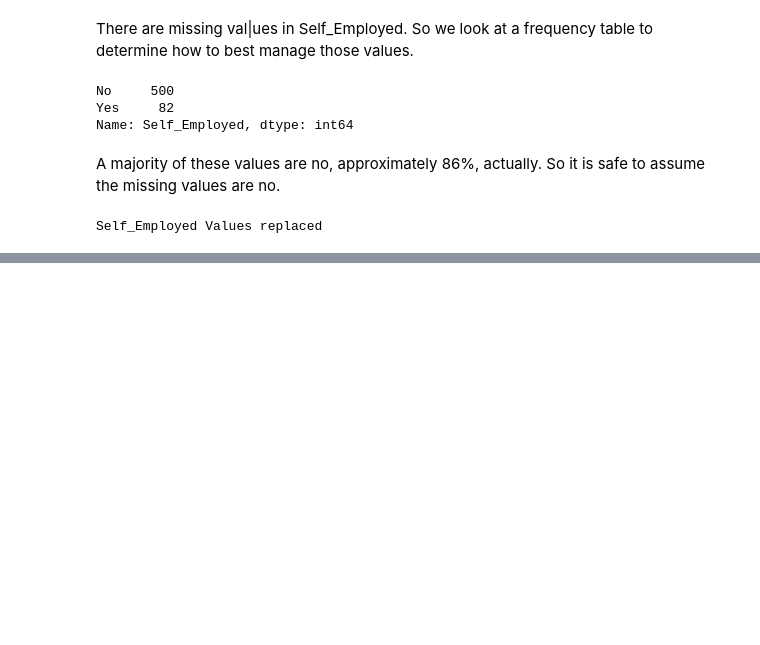
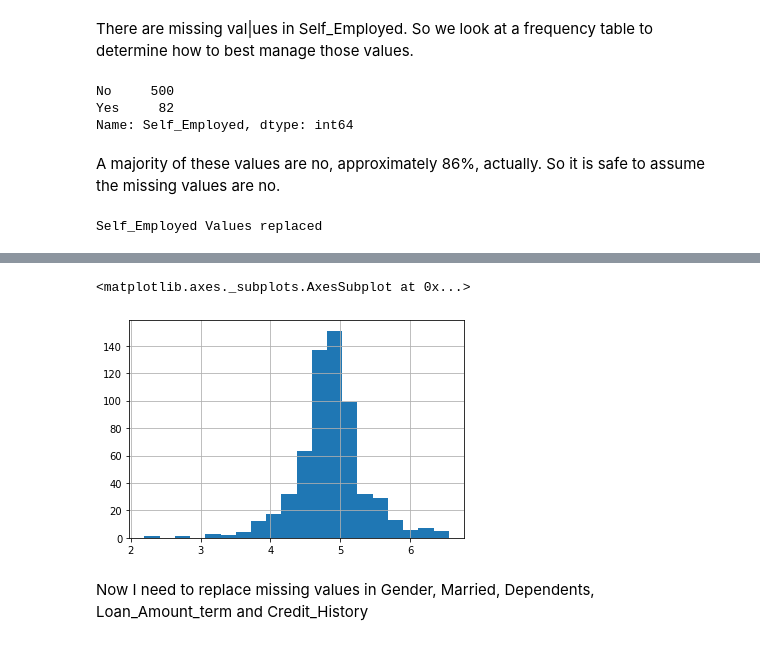
Before and after one commit to kdenny25/Loan_Prediction, a Jupyter notebook: Loan Prediction.ipynb, the cells around one changed output, grey strips where cells are left out. Drawn from its saved outputs; the diff is of its cells as text; code cells hidden in the pictures; blank space fills up the shorter version.

```diff
--- a/Loan Prediction.ipynb
+++ b/Loan Prediction.ipynb
@@ -255,0 +279,9 @@ Self_Employed Values replaced
+# %%
+df_train['TotalIncome'] = df_train['ApplicantIncome'] + df_train['CoapplicantIncome']
+df_train['TotalIncome_log'] = np.log(df_train['TotalIncome'])
+df_train['LoanAmount_log'].hist(bins=20)
+# %% [output]
+<matplotlib.axes._subplots.AxesSubplot at 0x...>
+[figure, added]
+# %% [markdown]
+Now I need to replace missing values in Gender, Married, Dependents, Loan_Amount_term and Credit_History
```
Also changed, not shown: parts of 4 cells of this notebook.
